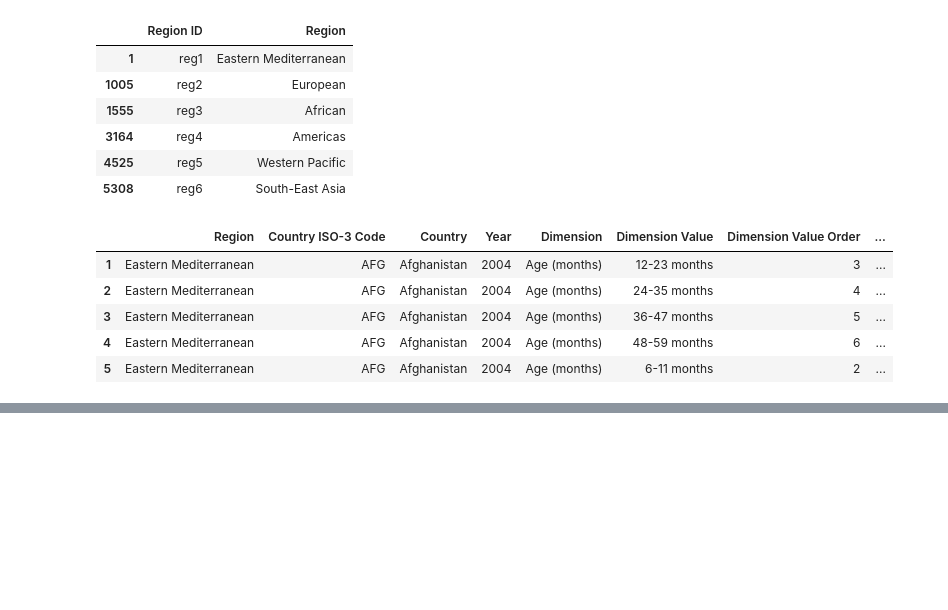
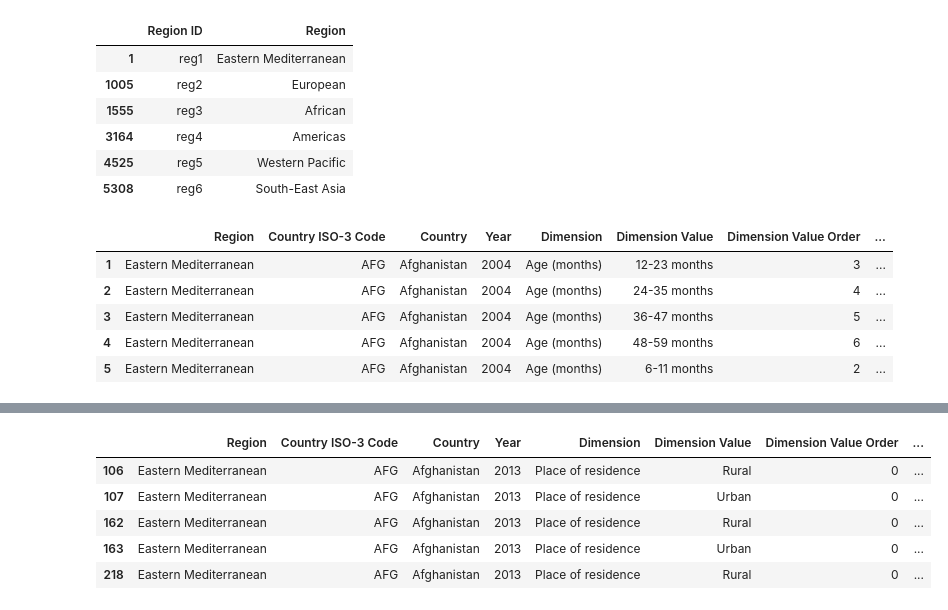
Before and after one commit to blmccourt/proj3-group8, a Jupyter notebook: child_malnutrition_analysis.ipynb, the cells around one changed output, grey strips where cells are left out. Drawn from its saved outputs; the diff is of its cells as text; code cells hidden in the pictures; blank space fills up the shorter version.

```diff
--- a/child_malnutrition_analysis.ipynb
+++ b/child_malnutrition_analysis.ipynb
@@ -716,0 +753,10 @@ Loading data into database.
+# %%
+# Check the new DataFrames
+residence_df.head()
+# %% [output]
+|  | Region | Country ISO-3 Code | Country | Year | Dimension | Dimension Value | Dimension Value Order | ... |
+| 106 | Eastern Mediterranean | AFG | Afghanistan | 2013 | Place of residence | Rural | 0 | ... |
+| 107 | Eastern Mediterranean | AFG | Afghanistan | 2013 | Place of residence | Urban | 0 | ... |
+| 162 | Eastern Mediterranean | AFG | Afghanistan | 2013 | Place of residence | Rural | 0 | ... |
+| 163 | Eastern Mediterranean | AFG | Afghanistan | 2013 | Place of residence | Urban | 0 | ... |
+| 218 | Eastern Mediterranean | AFG | Afghanistan | 2013 | Place of residence | Rural | 0 | ... |
```
Also changed, not shown: parts of 7 cells of this notebook, 5 other files.
